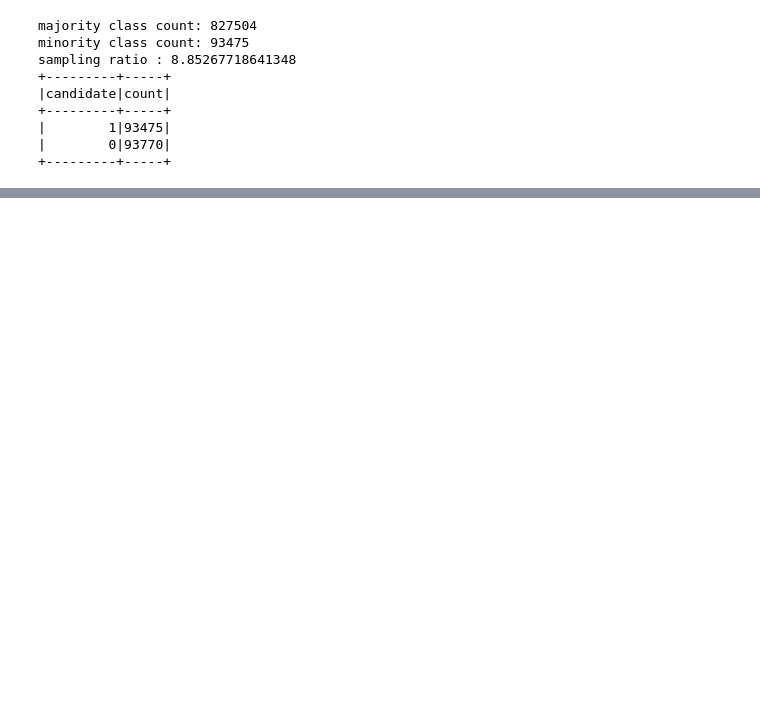
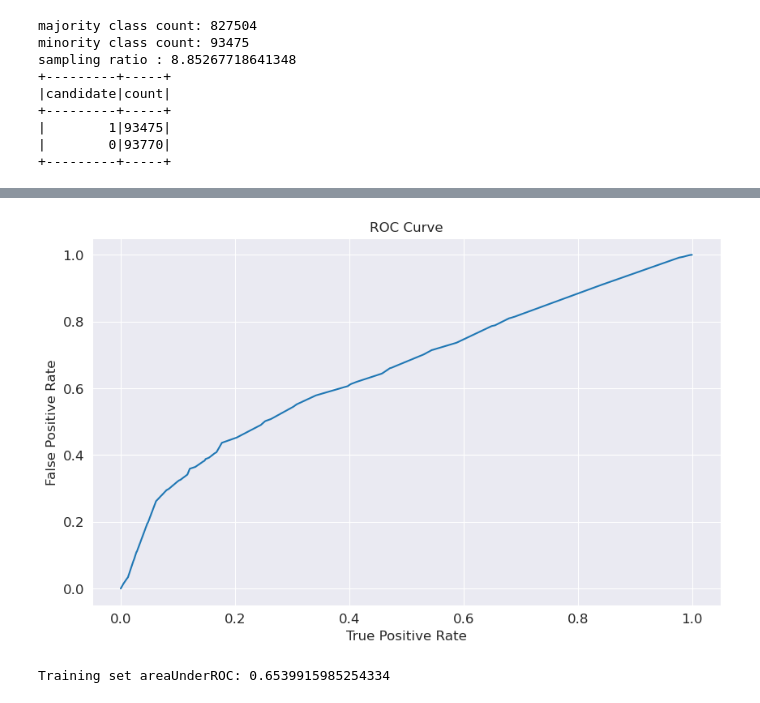
Before and after one commit to jayhombal/va-case-expungement, a Jupyter notebook: va_circuit_court_expungment.ipynb, the cells around one changed output, grey strips where cells are left out. Drawn from its saved outputs; the diff is of its cells as text; code cells hidden in the pictures; blank space fills up the shorter version.

```diff
--- a/va_circuit_court_expungment.ipynb
+++ b/va_circuit_court_expungment.ipynb
@@ -675,0 +861,8 @@ Logistic Regression Confusion Matrix:
+# %%
+best_model = cvModel.bestModel.stages[-1] # last element in the pipeline stages is the Lr_model
+trainingSummary = best_model.summary
+roc = trainingSummary.roc.toPandas()
+plotROC(roc)
+# %% [output]
+[figure, added]
+Training set areaUnderROC: 0.6539915985254334
```
Also changed, not shown: parts of 67 cells of this notebook, 2 other files.
